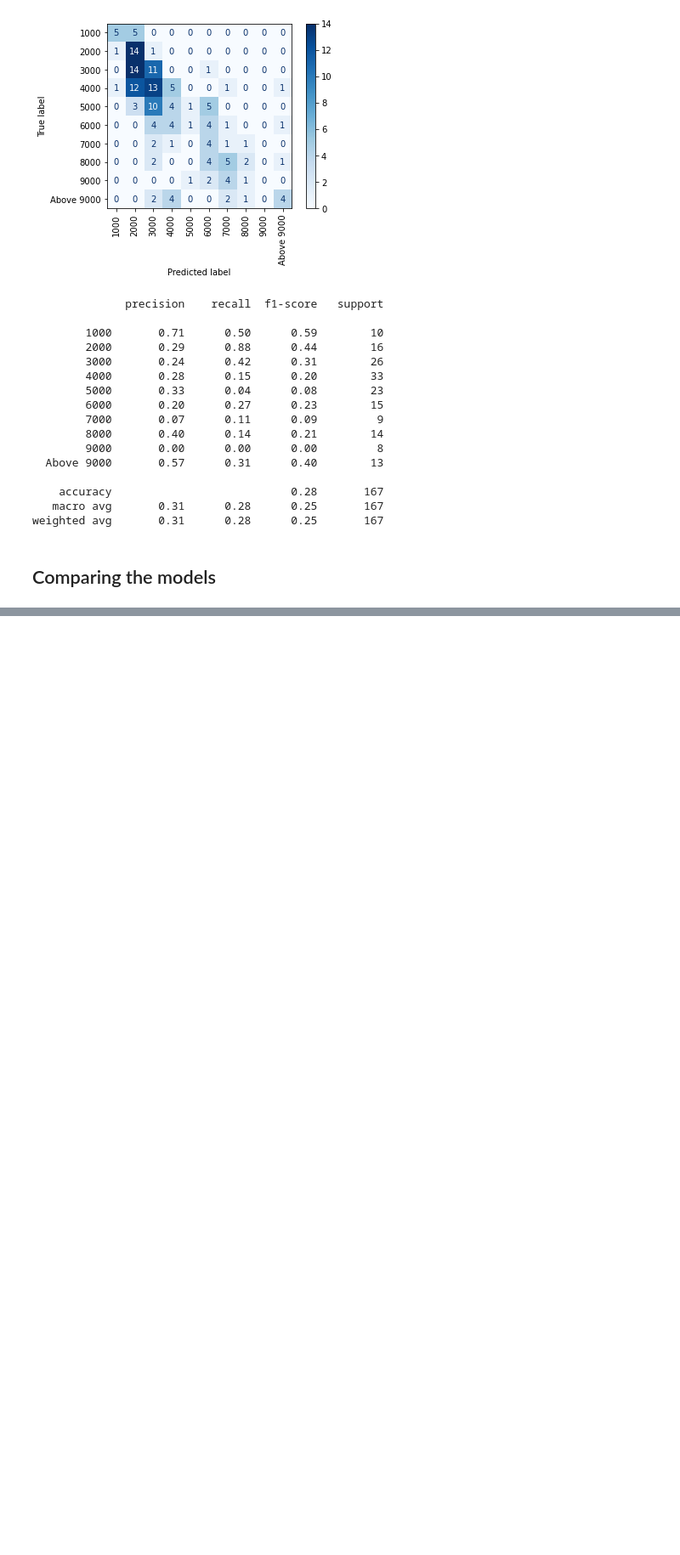
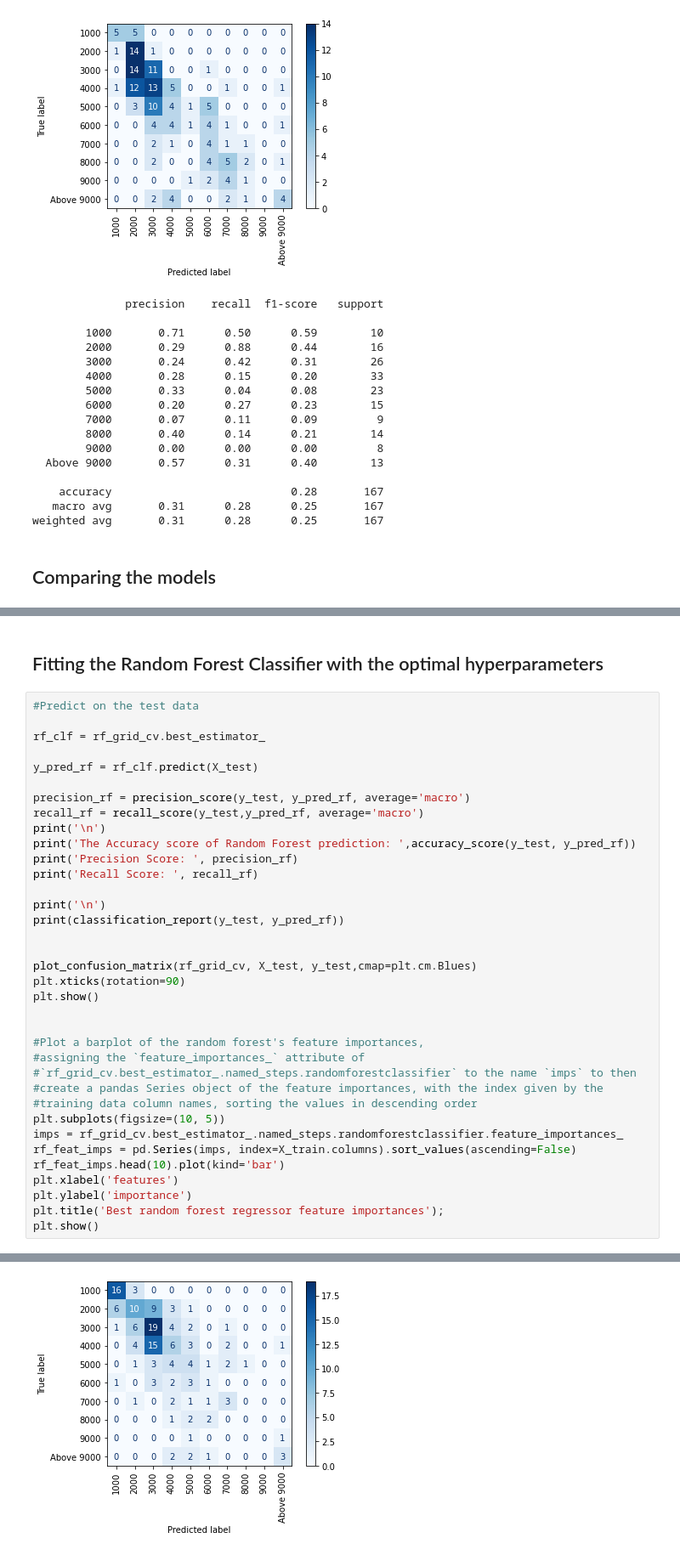
Before and after one commit to rgandhre/SpringBoard, a Jupyter notebook: DataScience_Capstone2/notebooks/Effy_EDA_Rings.ipynb, the cells around one changed output, grey strips where cells are left out. Shown at 85% size. Drawn from its saved outputs; the diff is of its cells as text; blank space fills up the shorter version.

```diff
--- a/DataScience_Capstone2/notebooks/Effy_EDA_Rings.ipynb
+++ b/DataScience_Capstone2/notebooks/Effy_EDA_Rings.ipynb
@@ -1243,0 +1486,39 @@ plt.show()
+# %% [markdown]
+## Fitting the Random Forest Classifier with the optimal hyperparameters
+# %%
+#Predict on the test data
+
+rf_clf = rf_grid_cv.best_estimator_
+
+y_pred_rf = rf_clf.predict(X_test)
+
+precision_rf = precision_score(y_test, y_pred_rf, average='macro')
+recall_rf = recall_score(y_test,y_pred_rf, average='macro')
+print('\n')
+print('The Accuracy score of Random Forest prediction: ',accuracy_score(y_test, y_pred_rf))
+print('Precision Score: ', precision_rf)
+print('Recall Score: ', recall_rf)
+
+print('\n')
+print(classification_report(y_test, y_pred_rf))
+
+
+plot_confusion_matrix(rf_grid_cv, X_test, y_test,cmap=plt.cm.Blues)
+plt.xticks(rotation=90)
+plt.show()
+
+
+#Plot a barplot of the random forest's feature importances,
+#assigning the `feature_importances_` attribute of
+#`rf_grid_cv.best_estimator_.named_steps.randomforestclassifier` to the name `imps` to then
+#create a pandas Series object of the feature importances, with the index given by the
+#training data column names, sorting the values in descending order
+plt.subplots(figsize=(10, 5))
+imps = rf_grid_cv.best_estimator_.named_steps.randomforestclassifier.feature_importances_
+rf_feat_imps = pd.Series(imps, index=X_train.columns).sort_values(ascending=False)
+rf_feat_imps.head(10).plot(kind='bar')
+plt.xlabel('features')
+plt.ylabel('importance')
+plt.title('Best random forest regressor feature importances');
+plt.show()
+# %% [output]
@@ -1243,0 +1542 @@ plt.show()
+[figure, added]
```
Also changed, not shown: parts of 35 cells of this notebook.
